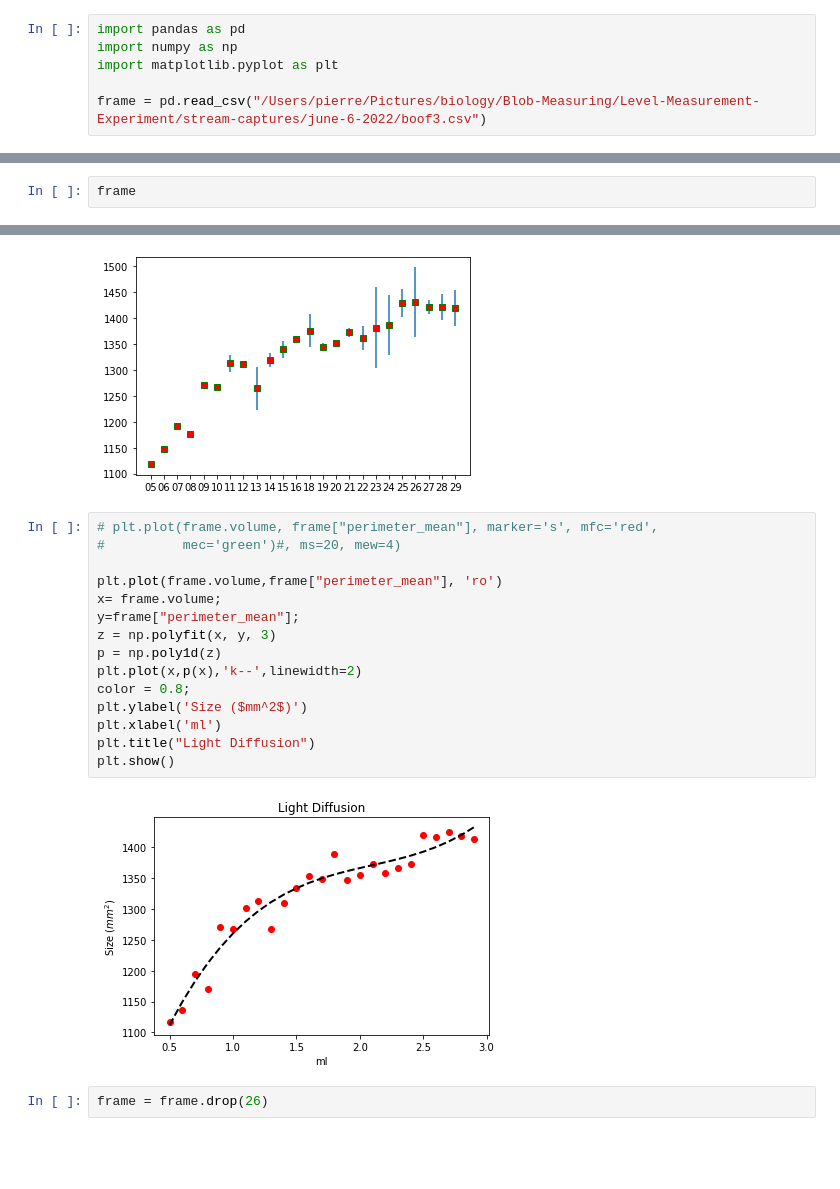
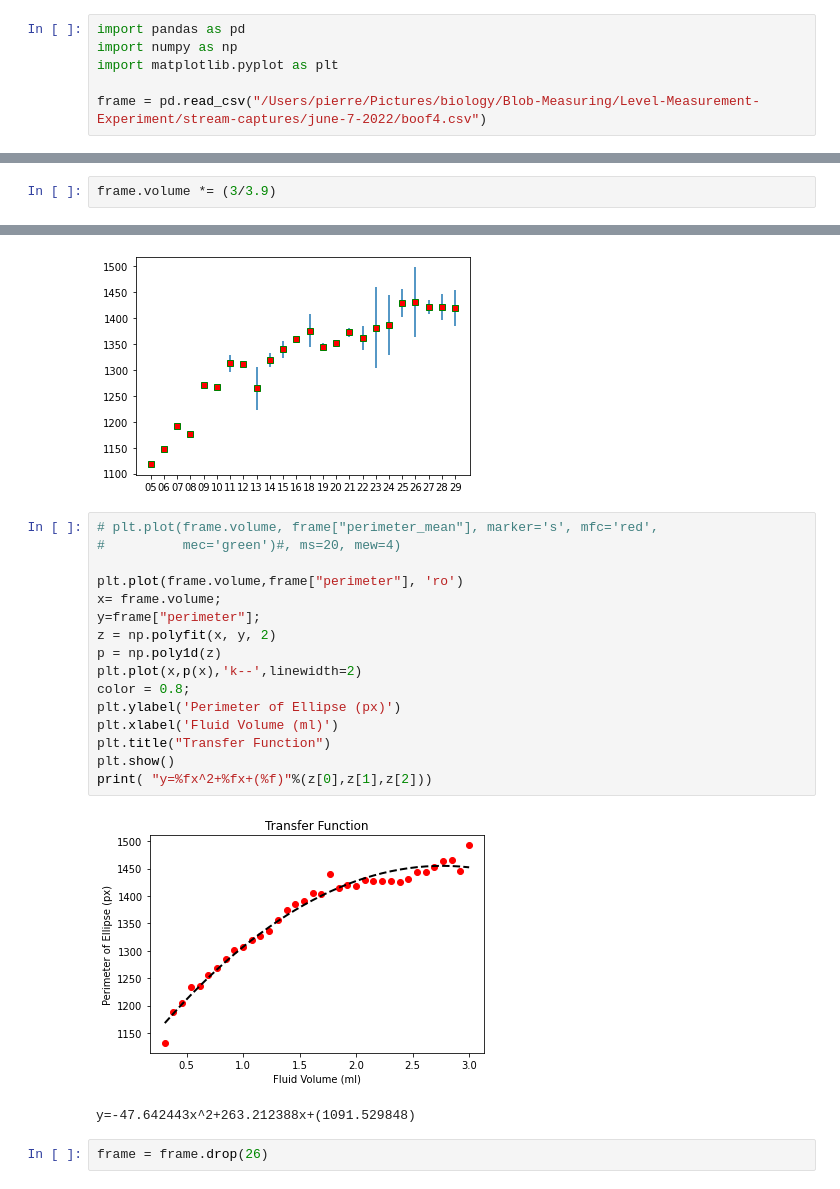
Before and after one commit to braingeneers/Blob-Measuring-with-Computer-Vision, a Jupyter notebook: Plotting-Data.ipynb, the cells around one changed output, grey strips where cells are left out. Drawn from its saved outputs; the diff is of its cells as text; blank space fills up the shorter version.

Commit message:
set up to generate pictures for figures

```diff
--- a/Plotting-Data.ipynb
+++ b/Plotting-Data.ipynb
@@ -3,7 +3,7 @@ import pandas as pd
 import numpy as np
 import matplotlib.pyplot as plt
 
-frame = pd.read_csv("/Users/pierre/Pictures/biology/Blob-Measuring/Level-Measurement-Experiment/stream-captures/june-6-2022/boof3.csv")
+frame = pd.read_csv("/Users/pierre/Pictures/biology/Blob-Measuring/Level-Measurement-Experiment/stream-captures/june-7-2022/boof4.csv")
 # %%
 df = pd.DataFrame({"volume":frame.columns,
                    "mean": frame.mean().to_frame()[0].values,
@@ -22,4 +22,4 @@ array([  49.5       , 1056.13768375, 1117.66452128, 1146.83092619,
        1421.51489587, 1422.17213811, 1419.63186357, 1500.76957293,
        2048.34894609])
 # %%
-frame
+frame.volume *= (3/3.9)
@@ -119,19 +117,21 @@ plt.errorbar(df.volume, df["mean"], yerr=df["var"],fmt="o", marker='s', mfc='red
 # %%
 # plt.plot(frame.volume, frame["perimeter_mean"], marker='s', mfc='red',
 #          mec='green')#, ms=20, mew=4)
 
-plt.plot(frame.volume,frame["perimeter_mean"], 'ro')
+plt.plot(frame.volume,frame["perimeter"], 'ro')
 x= frame.volume;
-y=frame["perimeter_mean"];
-z = np.polyfit(x, y, 3)
+y=frame["perimeter"];
+z = np.polyfit(x, y, 2)
 p = np.poly1d(z)
 plt.plot(x,p(x),'k--',linewidth=2)
 color = 0.8;
-plt.ylabel('Size ($mm^2$)')
-plt.xlabel('ml')
-plt.title("Light Diffusion")
+plt.ylabel('Perimeter of Ellipse (px)')
+plt.xlabel('Fluid Volume (ml)')
+plt.title("Transfer Function")
 plt.show()
+print( "y=%fx^2+%fx+(%f)"%(z[0],z[1],z[2]))
 # %% [output]
-[figure, old version]
+[figure, new version]
+y=-47.642443x^2+263.212388x+(1091.529848)
 # %%
 frame = frame.drop(26)
```
Also changed, not shown: parts of 2 cells of this notebook.
